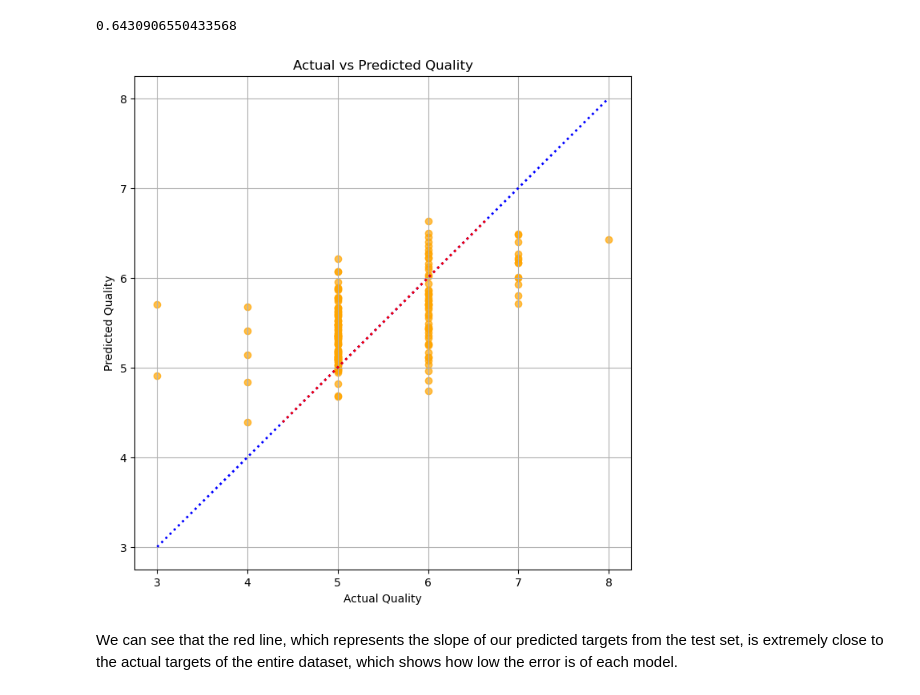
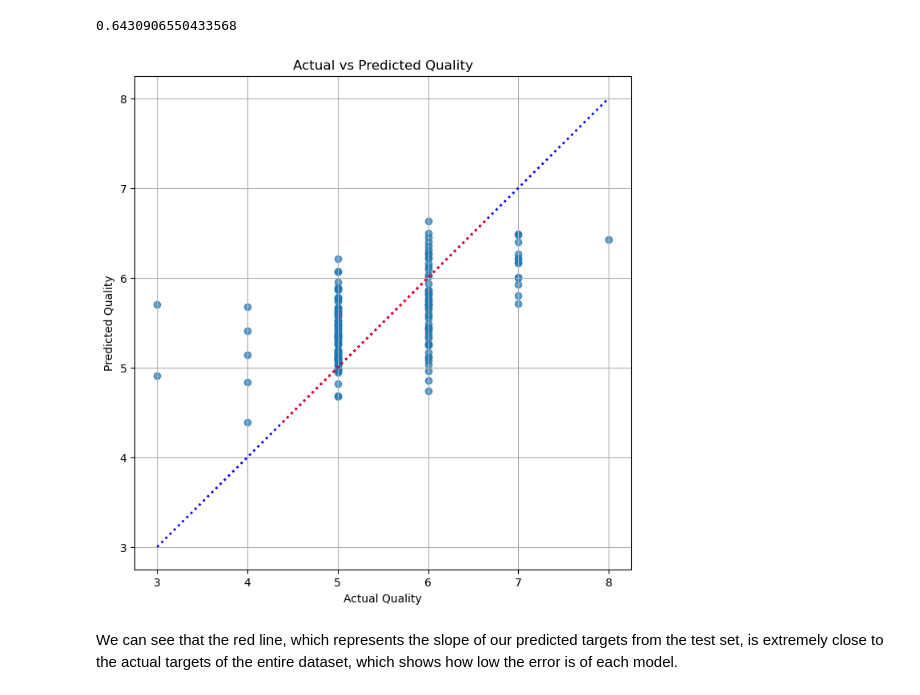
Before and after one commit to AidanMan217/Machine-Learning, a Jupyter notebook: wine quality (HW2).ipynb, the cells around one changed output. Saved outputs shown, nothing was run; the diff lists cells and outputs as text; code cells hidden in the pictures.

```diff
--- a/wine quality (HW2).ipynb
+++ b/wine quality (HW2).ipynb
@@ -166,19 +166,19 @@ print(alt_rmse(regr_test_pred,y_test))
 # %%
 y = rdf['quality']
 
 plt.figure(figsize=(8, 8))
-plt.scatter(y_test, regr_test_pred, alpha=0.7,color='orange')
+plt.scatter(y_test, regr_test_pred, alpha=0.7)
 #plt.plot([y_train.min(), y_train.max()], [y_train.min(), y_train.max()], 'r--', lw=2)
 #plt.plot([y_test.min(), y_test.max()], [y_test.min(), y_test.max()], 'b', lw=2, linestyle=':')
 plt.plot([y.min(), y.max()], [y.min(), y.max()], 'b', lw=2, linestyle=':')
 plt.plot([regr_test_pred.min(), regr_test_pred.max()], [regr_test_pred.min(), regr_test_pred.max()], 'r', lw=2, linestyle=':')
 #plt.plot([regr_test_pred,regr_test_pred],'o',lw=2)
 plt.xlabel('Actual Quality')
 plt.ylabel('Predicted Quality')
 plt.title('Actual vs Predicted Quality')
 plt.grid(True)
 plt.show()
 # %% [output]
-[figure, old version]
+[figure, new version]
 # %% [markdown]
 We can see that the red line, which represents the slope of our predicted targets from the test set, is extremely close to the actual targets of the entire dataset, which shows how low the error is of each model.
```
